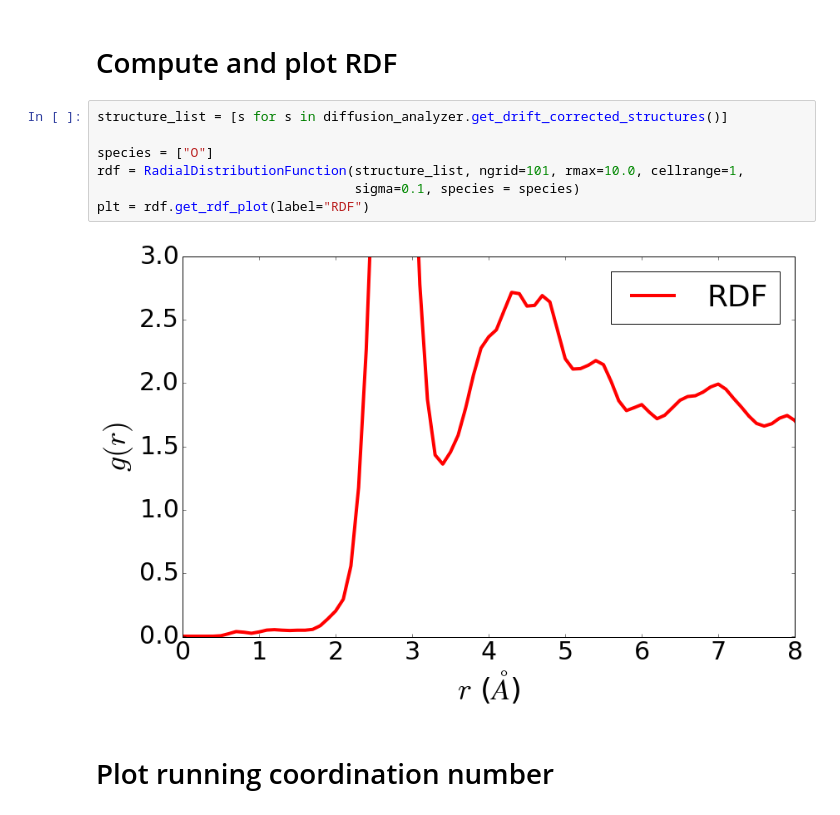
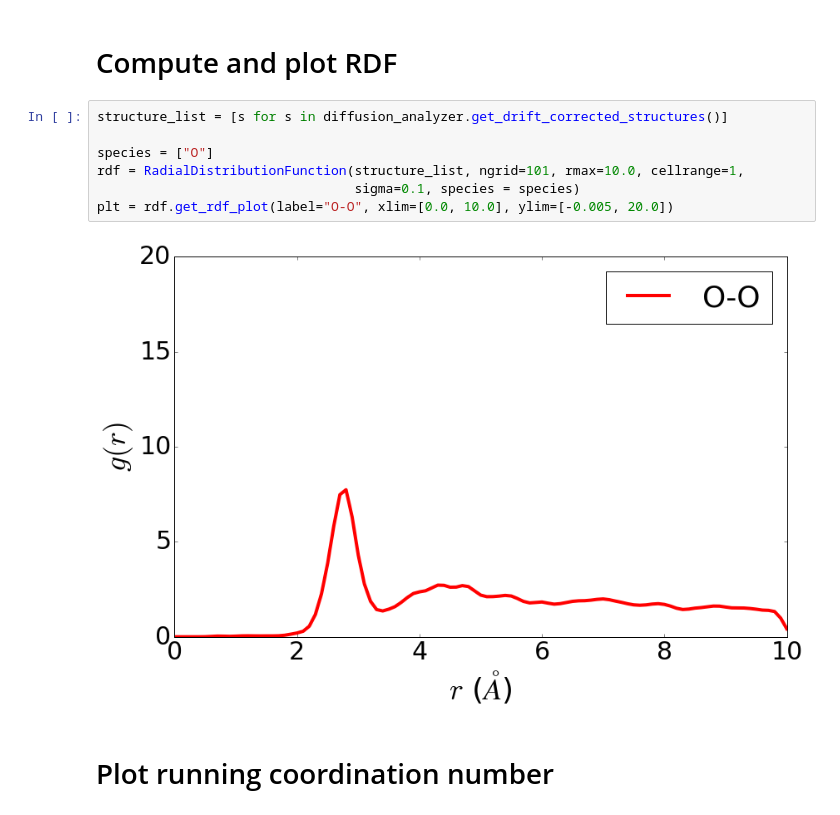
Before and after one commit to matk86/MDTools, a Jupyter notebook: Notebooks/lammps_analysis.ipynb, the cells around one changed output. Drawn from its saved outputs; the diff is of its cells as text.

```diff
--- a/Notebooks/lammps_analysis.ipynb
+++ b/Notebooks/lammps_analysis.ipynb
@@ -51,12 +51,12 @@ diffusion_analyzer.get_summary_dict()
 # %%
 structure_list = [s for s in diffusion_analyzer.get_drift_corrected_structures()]
 
 species = ["O"]
 rdf = RadialDistributionFunction(structure_list, ngrid=101, rmax=10.0, cellrange=1,
                                  sigma=0.1, species = species)
-plt = rdf.get_rdf_plot(label="RDF")
+plt = rdf.get_rdf_plot(label="O-O", xlim=[0.0, 10.0], ylim=[-0.005, 20.0])
 # %% [output]
-[figure, old version]
+[figure, new version]
 # %% [markdown]
 # Plot running coordination number
 # %%
```
Also changed, not shown: parts of 3 cells of this notebook.
